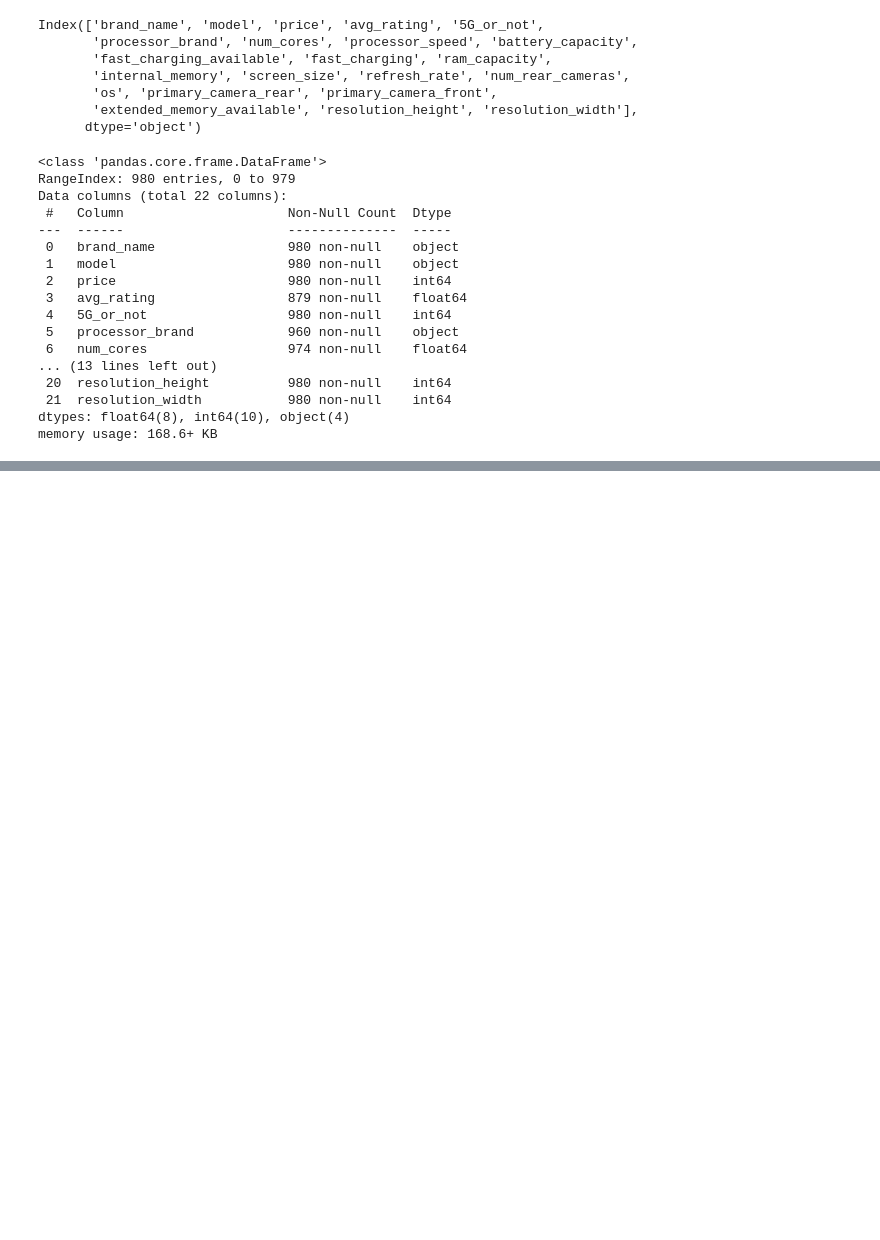
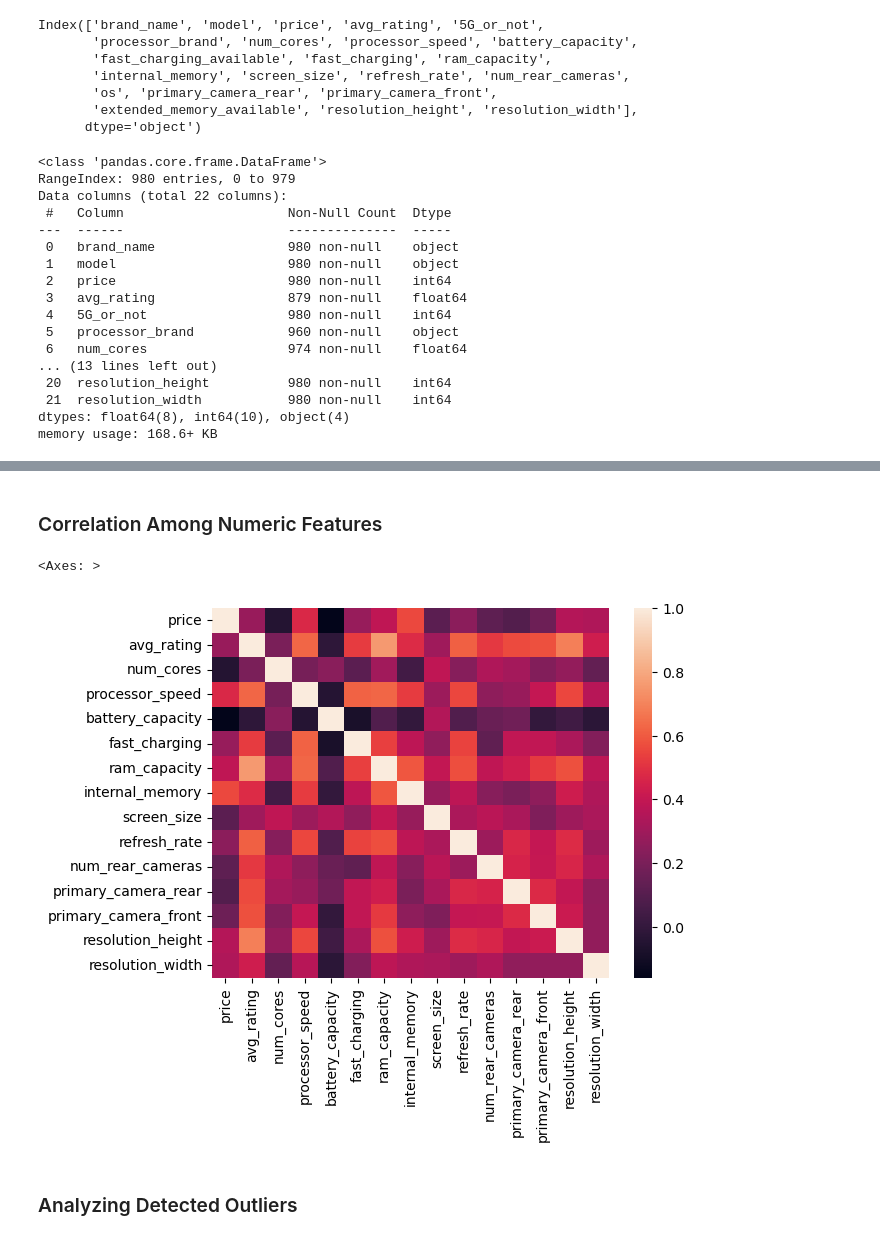
Before and after one commit to nicosurgen/FirstProyect, a Jupyter notebook: Data cleaning.ipynb, the cells around one changed output, grey strips where cells are left out. Drawn from its saved outputs; the diff is of its cells as text; code cells hidden in the pictures; blank space fills up the shorter version.

```diff
--- a/Data cleaning.ipynb
+++ b/Data cleaning.ipynb
@@ -90,0 +197,12 @@ num=["price","avg_rating","5G_or_not","num_cores","processor_speed","battery_cap
+# %% [markdown]
+### Correlation Among Numeric Features
+# %%
+a = ["price","avg_rating","num_cores","processor_speed","battery_capacity","fast_charging","ram_capacity","internal_memory",
+     "screen_size","refresh_rate","num_rear_cameras","primary_camera_rear","primary_camera_front","resolution_height","resolution_width"]
+matr_cor = smartphones[a].corr()
+sns.heatmap(matr_cor)
+# %% [output]
+<Axes: >
+[figure, added]
+# %% [markdown]
+### Analyzing Detected Outliers
```
Also changed, not shown: parts of 28 cells of this notebook.
